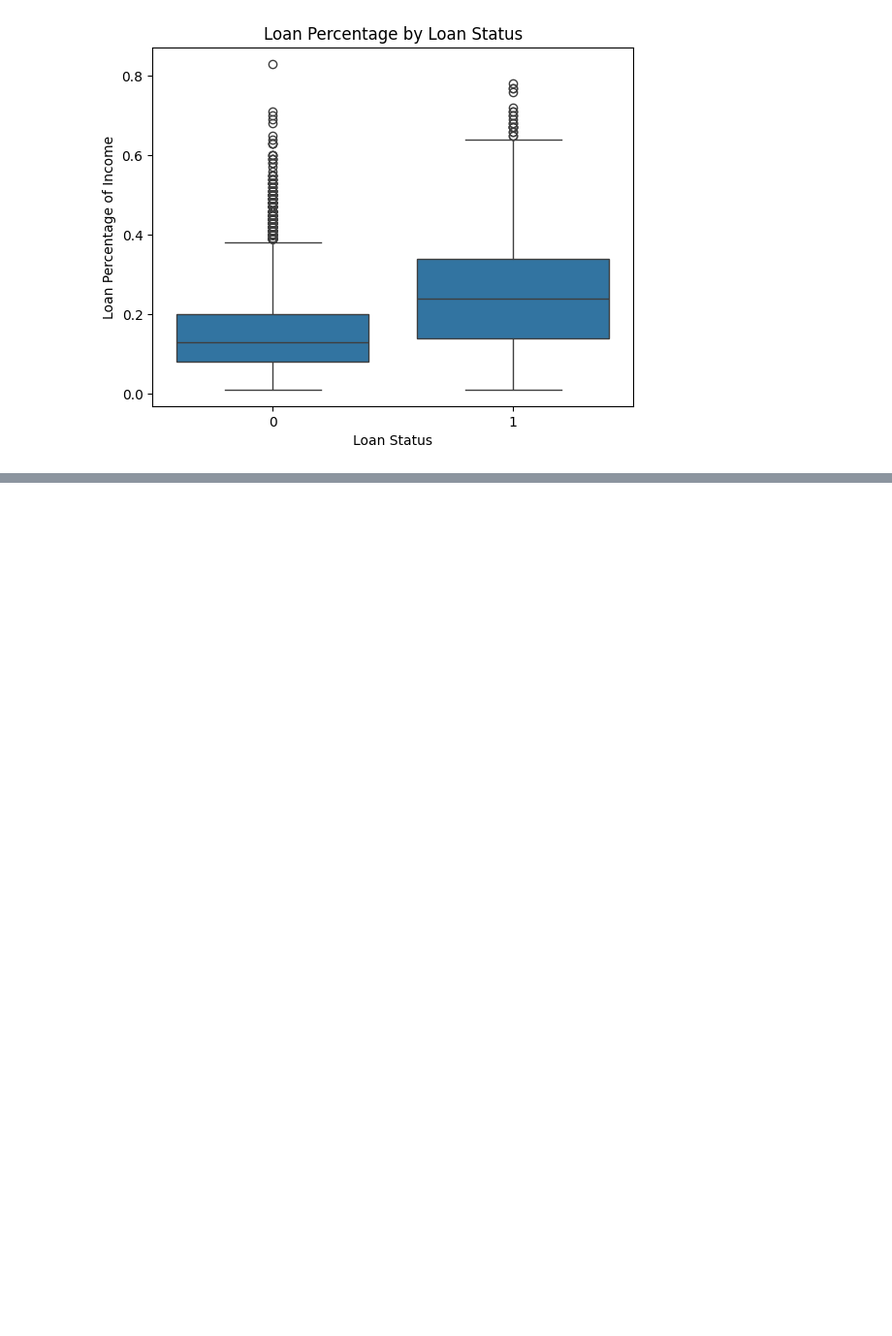
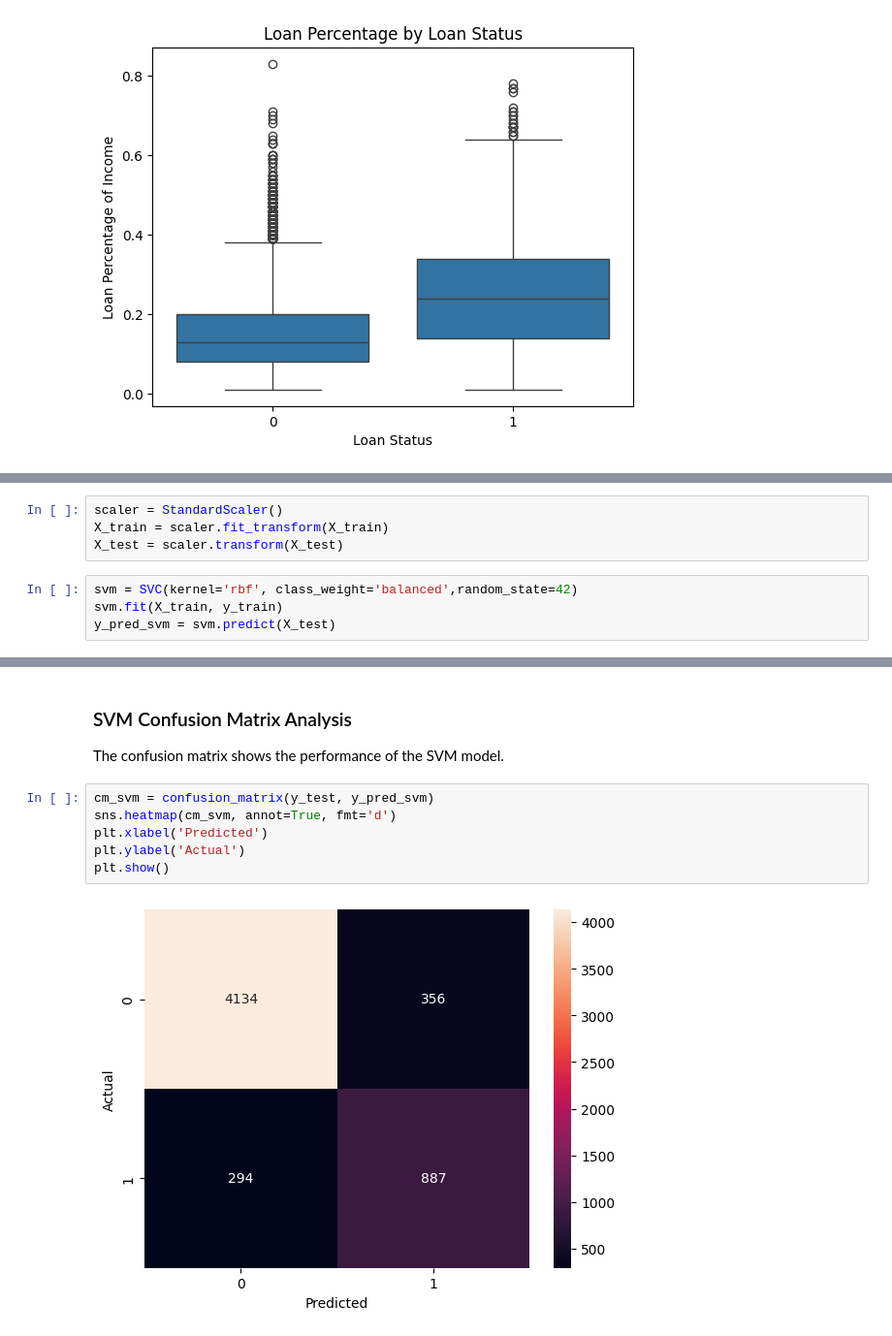
Before and after one commit to AkshGupta00/Portfolio, a Jupyter notebook: loan_approval_prediction/loan_approval_prediction.ipynb, the cells around one changed output, grey strips where cells are left out. Shown at 97% size. Cells and saved outputs as stored; diff of their text form; blank space fills up the shorter version.

```diff
--- a/loan_approval_prediction/loan_approval_prediction.ipynb
+++ b/loan_approval_prediction/loan_approval_prediction.ipynb
@@ -273,0 +457,8 @@ plt.show()
+# %%
+scaler = StandardScaler()
+X_train = scaler.fit_transform(X_train)
+X_test = scaler.transform(X_test)
+# %%
+svm = SVC(kernel='rbf', class_weight='balanced',random_state=42)
+svm.fit(X_train, y_train)
+y_pred_svm = svm.predict(X_test)
@@ -273,0 +499,12 @@ plt.show()
+# %% [markdown]
+### SVM Confusion Matrix Analysis
+
+The confusion matrix shows the performance of the SVM model.
+# %%
+cm_svm = confusion_matrix(y_test, y_pred_svm)
+sns.heatmap(cm_svm, annot=True, fmt='d')
+plt.xlabel('Predicted')
+plt.ylabel('Actual')
+plt.show()
+# %% [output]
+[figure, added]
```
Also changed, not shown: parts of 42 cells of this notebook.
